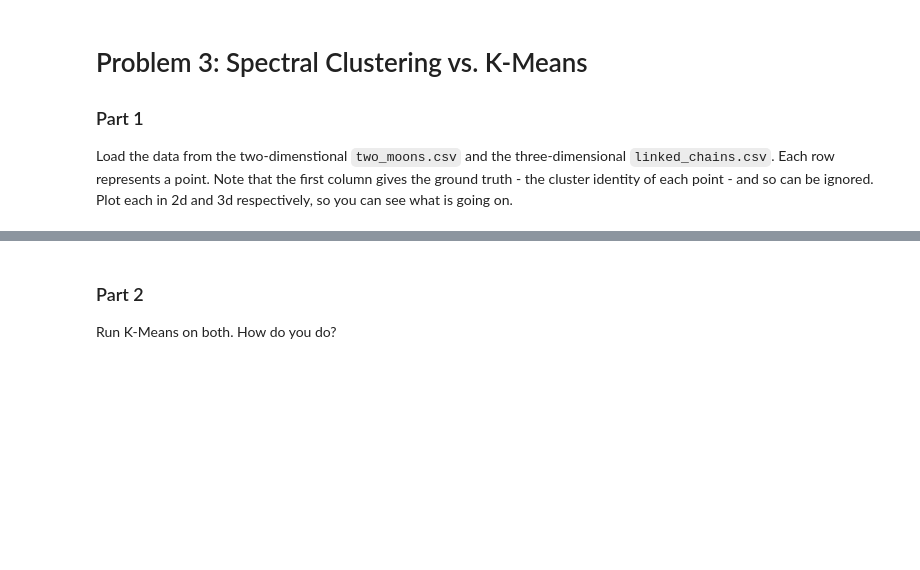
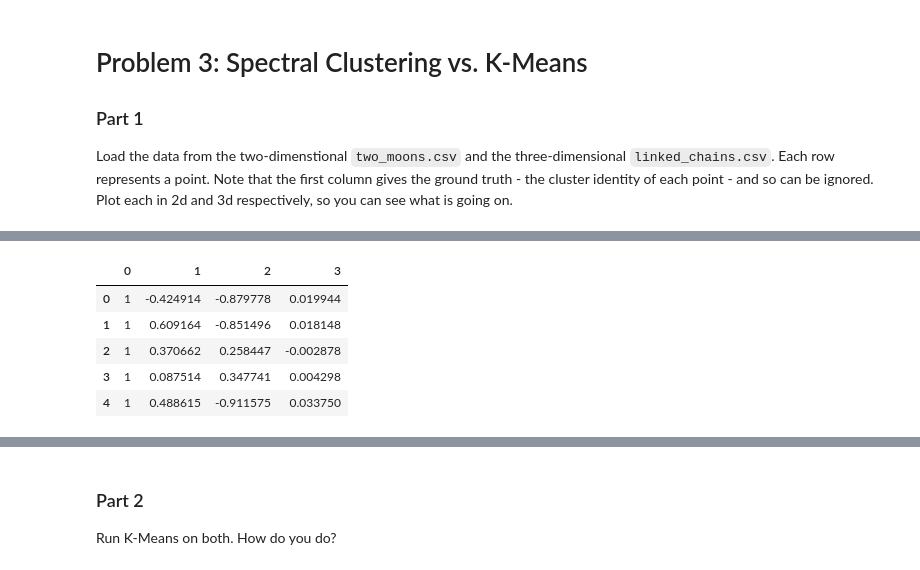
Before and after one commit to RohanNagar/datasciencelab-utaustin, a Jupyter notebook: lab6/lab6.ipynb, the cells around one changed output, grey strips where cells are left out. Drawn from its saved outputs; the diff is of its cells as text; code cells hidden in the pictures; blank space fills up the shorter version.

```diff
--- a/lab6/lab6.ipynb
+++ b/lab6/lab6.ipynb
@@ -76,0 +106,10 @@ Load the data from the two-dimenstional `two_moons.csv` and the three-dimensiona
+# %%
+chains = pd.read_csv('linked_chains.csv', header=None)
+chains.head()
+# %% [output]
+|  | 0 | 1 | 2 | 3 |
+| 0 | 1 | -0.424914 | -0.879778 | 0.019944 |
+| 1 | 1 | 0.609164 | -0.851496 | 0.018148 |
+| 2 | 1 | 0.370662 | 0.258447 | -0.002878 |
+| 3 | 1 | 0.087514 | 0.347741 | 0.004298 |
+| 4 | 1 | 0.488615 | -0.911575 | 0.033750 |
```
Also changed, not shown: parts of 5 cells of this notebook.
